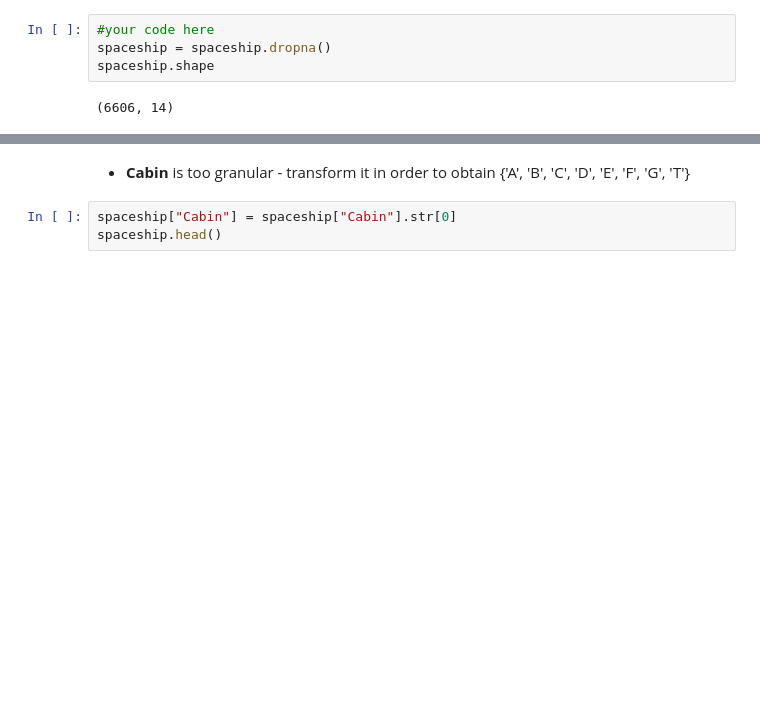
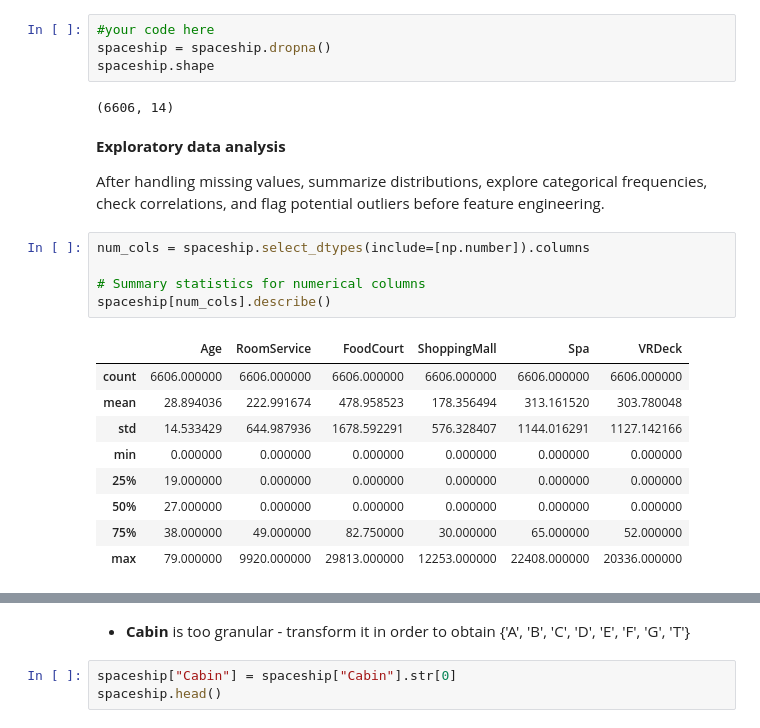
Before and after one commit to Kanak2208/lab-feature-engineering, a Jupyter notebook: lab-feature_eng.ipynb, the cells around one changed output, grey strips where cells are left out. Saved outputs shown, nothing was run; the diff lists cells and outputs as text; blank space fills up the shorter version.

```diff
--- a/lab-feature_eng.ipynb
+++ b/lab-feature_eng.ipynb
@@ -100,3 +109,22 @@ spaceship = spaceship.dropna()
 spaceship.shape
 # %% [output]
 (6606, 14)
+# %% [markdown]
+**Exploratory data analysis**
+
+After handling missing values, summarize distributions, explore categorical frequencies, check correlations, and flag potential outliers before feature engineering.
+# %%
+num_cols = spaceship.select_dtypes(include=[np.number]).columns
+
+# Summary statistics for numerical columns
+spaceship[num_cols].describe()
+# %% [output]
+|  | Age | RoomService | FoodCourt | ShoppingMall | Spa | VRDeck |
+| count | 6606.000000 | 6606.000000 | 6606.000000 | 6606.000000 | 6606.000000 | 6606.000000 |
+| mean | 28.894036 | 222.991674 | 478.958523 | 178.356494 | 313.161520 | 303.780048 |
+| std | 14.533429 | 644.987936 | 1678.592291 | 576.328407 | 1144.016291 | 1127.142166 |
+| min | 0.000000 | 0.000000 | 0.000000 | 0.000000 | 0.000000 | 0.000000 |
+| 25% | 19.000000 | 0.000000 | 0.000000 | 0.000000 | 0.000000 | 0.000000 |
+| 50% | 27.000000 | 0.000000 | 0.000000 | 0.000000 | 0.000000 | 0.000000 |
+| 75% | 38.000000 | 49.000000 | 82.750000 | 30.000000 | 65.000000 | 52.000000 |
+| max | 79.000000 | 9920.000000 | 29813.000000 | 12253.000000 | 22408.000000 | 20336.000000 |
```
Also changed, not shown: parts of 6 cells of this notebook.
